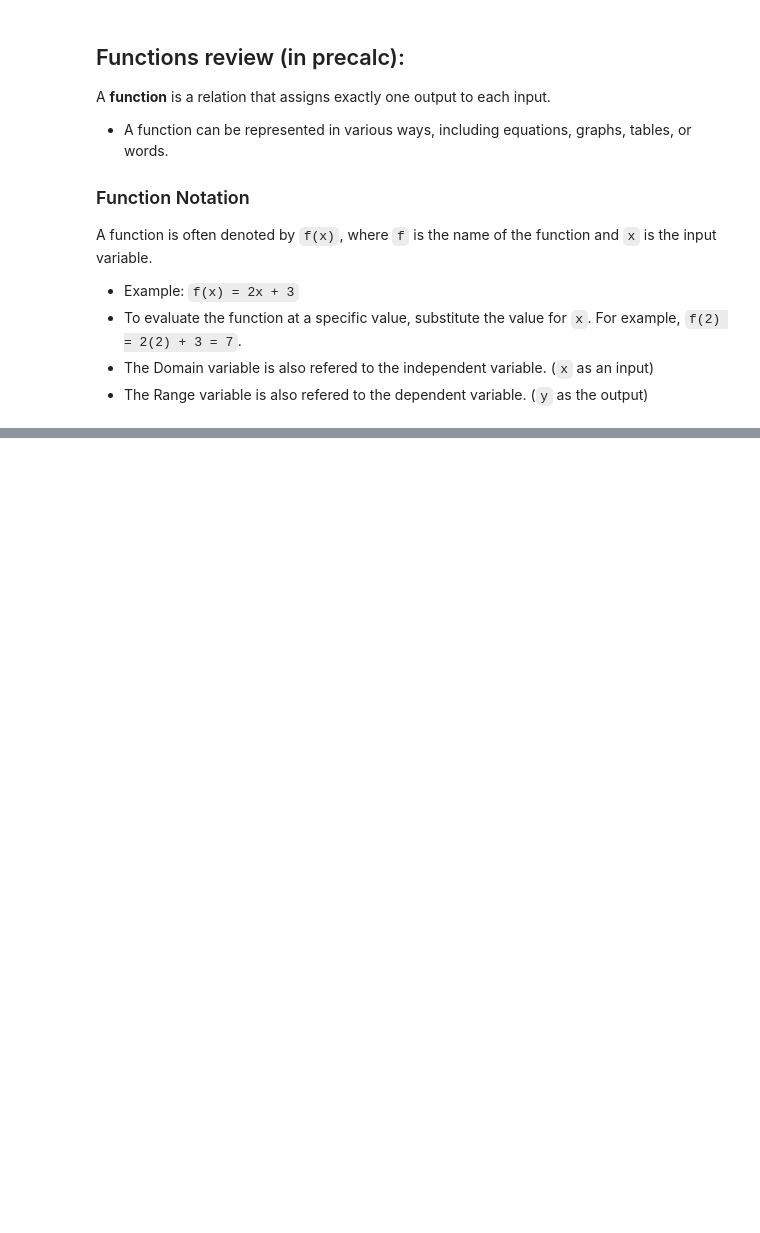
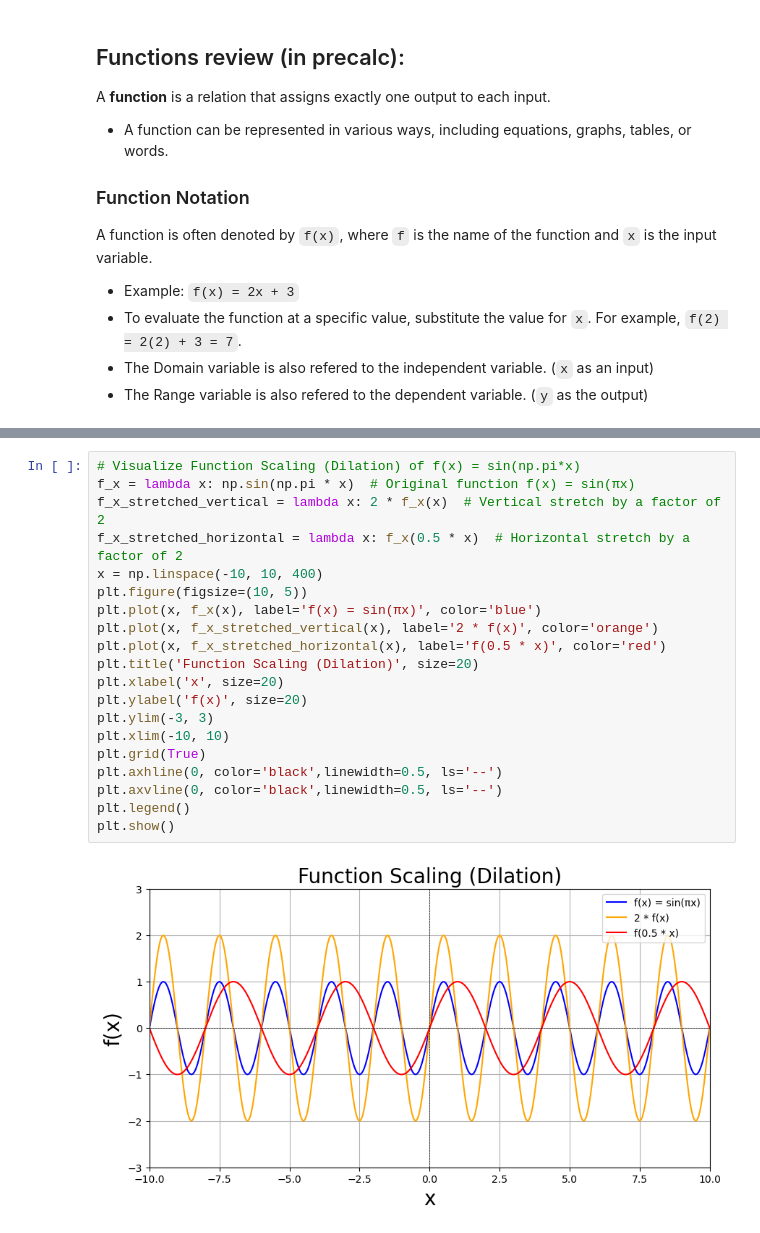
Before and after one commit to bravobryan/bravemath, a Jupyter notebook: bravemath/calc/precalc/precalc_notes.ipynb, the cells around one changed output, grey strips where cells are left out. Cells and saved outputs as stored; diff of their text form; blank space fills up the shorter version.

```diff
--- a/bravemath/calc/precalc/precalc_notes.ipynb
+++ b/bravemath/calc/precalc/precalc_notes.ipynb
@@ -236,0 +282,22 @@ plt.show()
+# %%
+# Visualize Function Scaling (Dilation) of f(x) = sin(np.pi*x)
+f_x = lambda x: np.sin(np.pi * x)  # Original function f(x) = sin(πx)
+f_x_stretched_vertical = lambda x: 2 * f_x(x)  # Vertical stretch by a factor of 2
+f_x_stretched_horizontal = lambda x: f_x(0.5 * x)  # Horizontal stretch by a factor of 2
+x = np.linspace(-10, 10, 400)
+plt.figure(figsize=(10, 5))
+plt.plot(x, f_x(x), label='f(x) = sin(πx)', color='blue')
+plt.plot(x, f_x_stretched_vertical(x), label='2 * f(x)', color='orange')
+plt.plot(x, f_x_stretched_horizontal(x), label='f(0.5 * x)', color='red')
+plt.title('Function Scaling (Dilation)', size=20)
+plt.xlabel('x', size=20)
+plt.ylabel('f(x)', size=20)
+plt.ylim(-3, 3)
+plt.xlim(-10, 10)
+plt.grid(True)
+plt.axhline(0, color='black',linewidth=0.5, ls='--')
+plt.axvline(0, color='black',linewidth=0.5, ls='--')
+plt.legend()
+plt.show()
+# %% [output]
+[figure, added]
```
Also changed, not shown: parts of 4 cells of this notebook.
